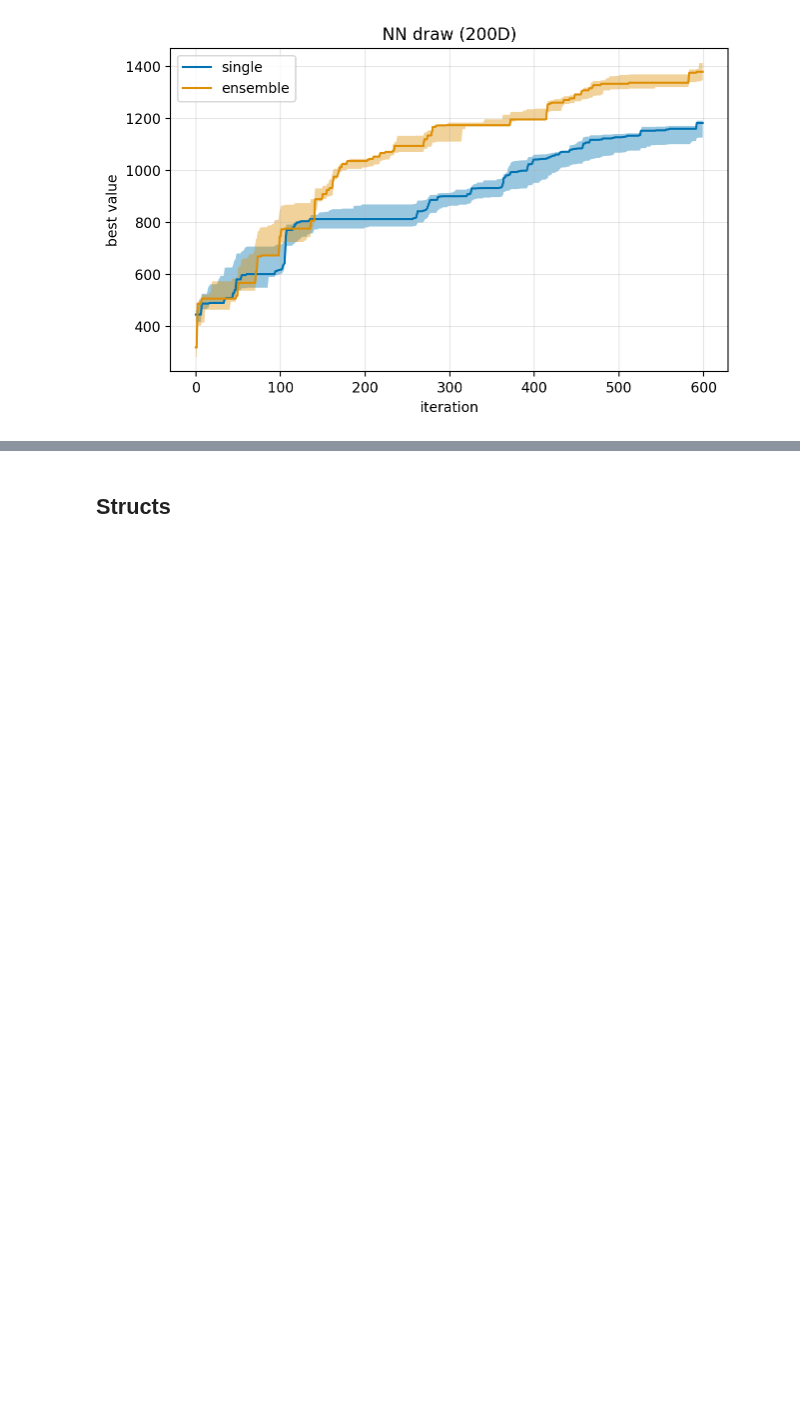
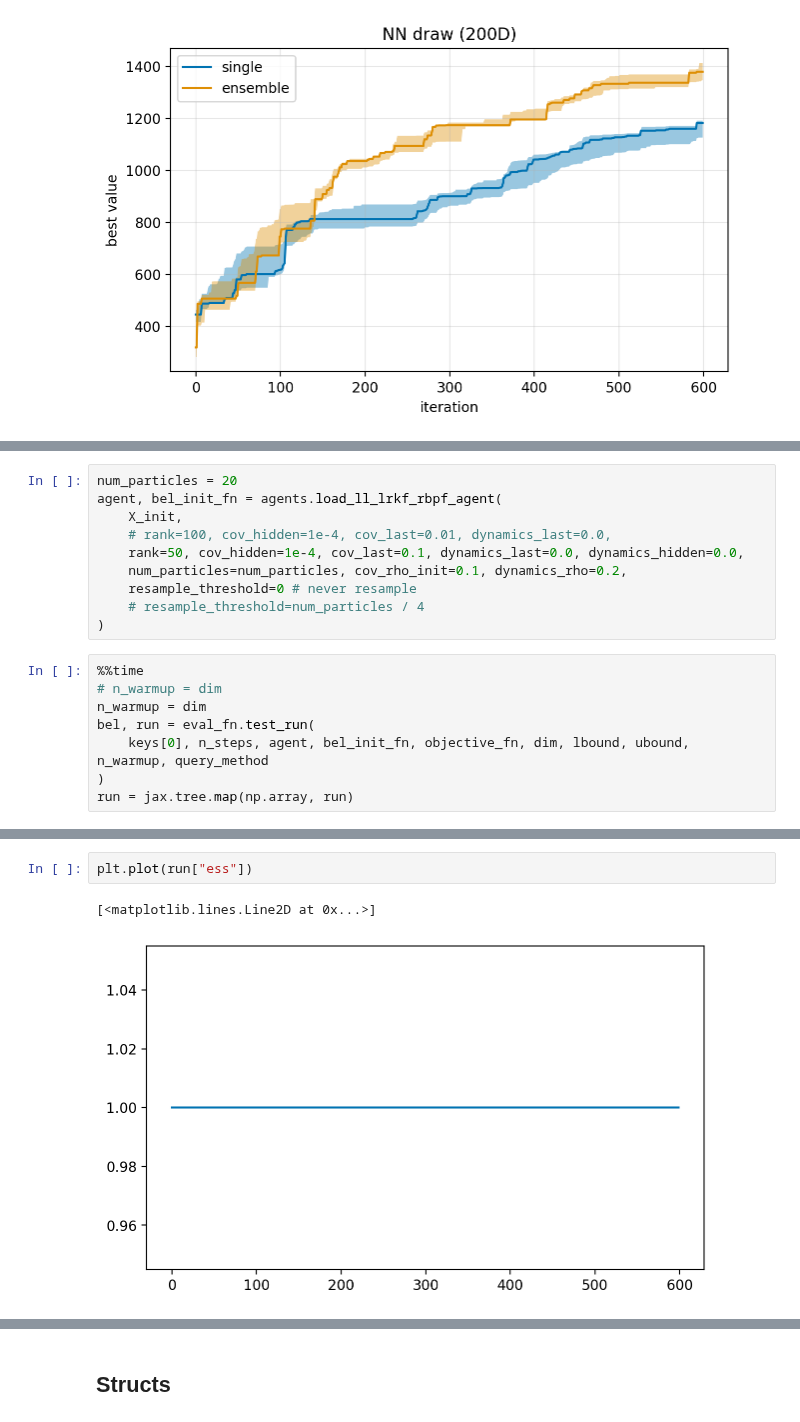
Before and after one commit to gerdm/low-rank-last-layer-inference, a Jupyter notebook: experiments/flores-rbpf-test.ipynb, the cells around one changed output, grey strips where cells are left out. Saved outputs shown, nothing was run; the diff lists cells and outputs as text; blank space fills up the shorter version.

```diff
--- a/experiments/flores-rbpf-test.ipynb
+++ b/experiments/flores-rbpf-test.ipynb
@@ -115,0 +118,18 @@ plt.grid(alpha=0.3)
+# %%
+num_particles = 20
+agent, bel_init_fn = agents.load_ll_lrkf_rbpf_agent(
+    X_init,
+    # rank=100, cov_hidden=1e-4, cov_last=0.01, dynamics_last=0.0,
+    rank=50, cov_hidden=1e-4, cov_last=0.1, dynamics_last=0.0, dynamics_hidden=0.0,
+    num_particles=num_particles, cov_rho_init=0.1, dynamics_rho=0.2,
+    resample_threshold=0 # never resample
+    # resample_threshold=num_particles / 4
+)
+# %%
+%%time
+# n_warmup = dim
+n_warmup = dim
+bel, run = eval_fn.test_run(
+    keys[0], n_steps, agent, bel_init_fn, objective_fn, dim, lbound, ubound, n_warmup, query_method
+)
+run = jax.tree.map(np.array, run)
@@ -115,0 +139,5 @@ plt.grid(alpha=0.3)
+# %%
+plt.plot(run["ess"])
+# %% [output]
+[<matplotlib.lines.Line2D at 0x...>]
+[figure, added]
```
Also changed, not shown: parts of 28 cells of this notebook, 4 other files.
